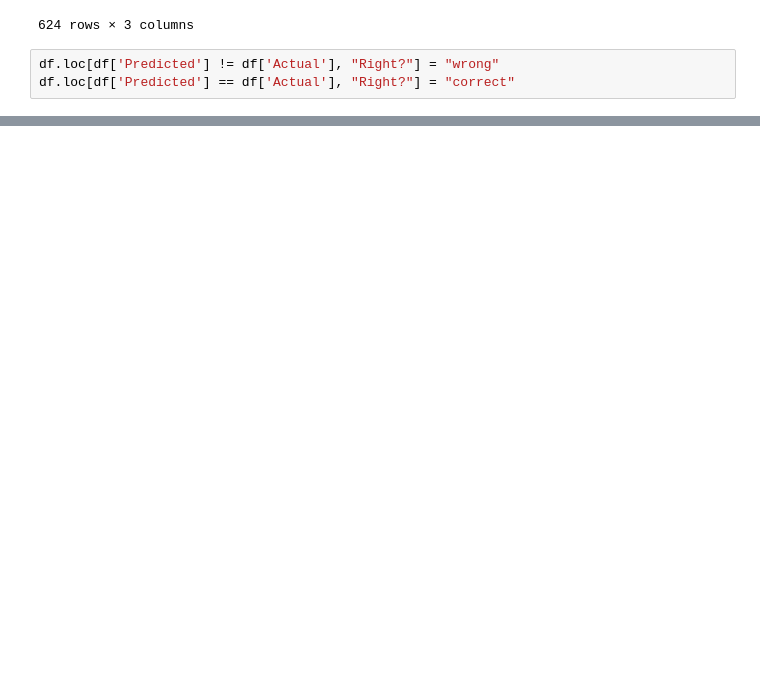
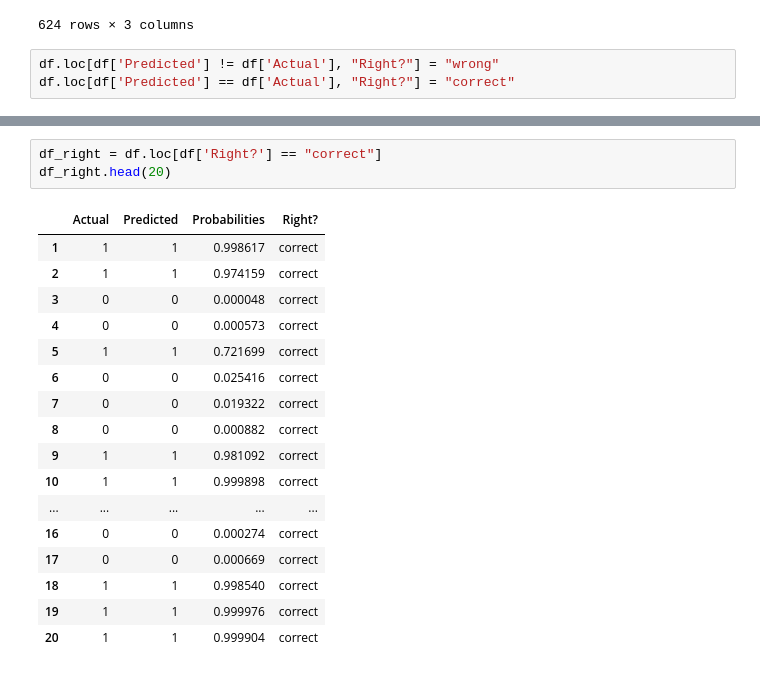
Before and after one commit to jingyunw/CNN_Image_Classification, a Jupyter notebook: prob_eva.ipynb, the cells around one changed output, grey strips where cells are left out. Saved outputs shown, nothing was run; the diff lists cells and outputs as text; blank space fills up the shorter version.

```diff
--- a/prob_eva.ipynb
+++ b/prob_eva.ipynb
@@ -59,0 +60,21 @@ df_wrong
+# %%
+df_right = df.loc[df['Right?'] == "correct"]
+df_right.head(20)
+# %% [output]
+|  | Actual | Predicted | Probabilities | Right? |
+| 1 | 1 | 1 | 0.998617 | correct |
+| 2 | 1 | 1 | 0.974159 | correct |
+| 3 | 0 | 0 | 0.000048 | correct |
+| 4 | 0 | 0 | 0.000573 | correct |
+| 5 | 1 | 1 | 0.721699 | correct |
+| 6 | 0 | 0 | 0.025416 | correct |
+| 7 | 0 | 0 | 0.019322 | correct |
+| 8 | 0 | 0 | 0.000882 | correct |
+| 9 | 1 | 1 | 0.981092 | correct |
+| 10 | 1 | 1 | 0.999898 | correct |
+| ... | ... | ... | ... | ... |
+| 16 | 0 | 0 | 0.000274 | correct |
+| 17 | 0 | 0 | 0.000669 | correct |
+| 18 | 1 | 1 | 0.998540 | correct |
+| 19 | 1 | 1 | 0.999976 | correct |
+| 20 | 1 | 1 | 0.999904 | correct |
```
Also changed, not shown: parts of 14 cells of this notebook.
